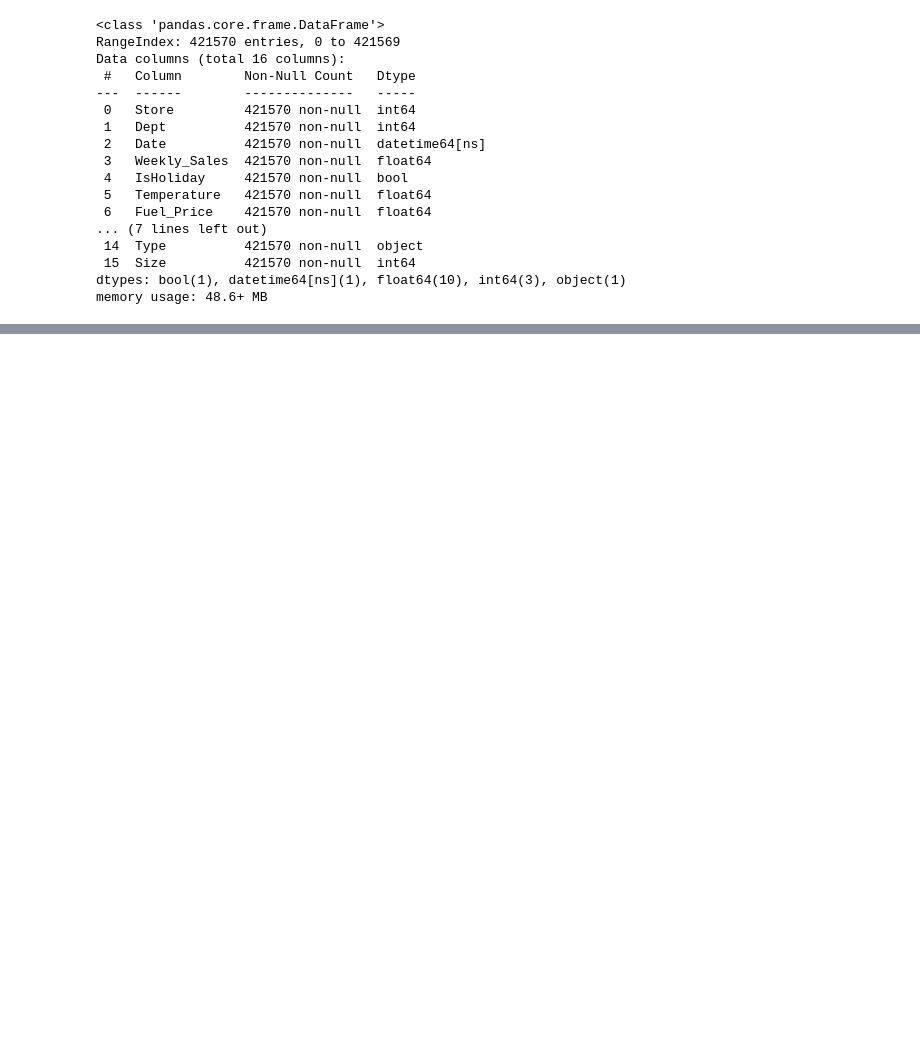
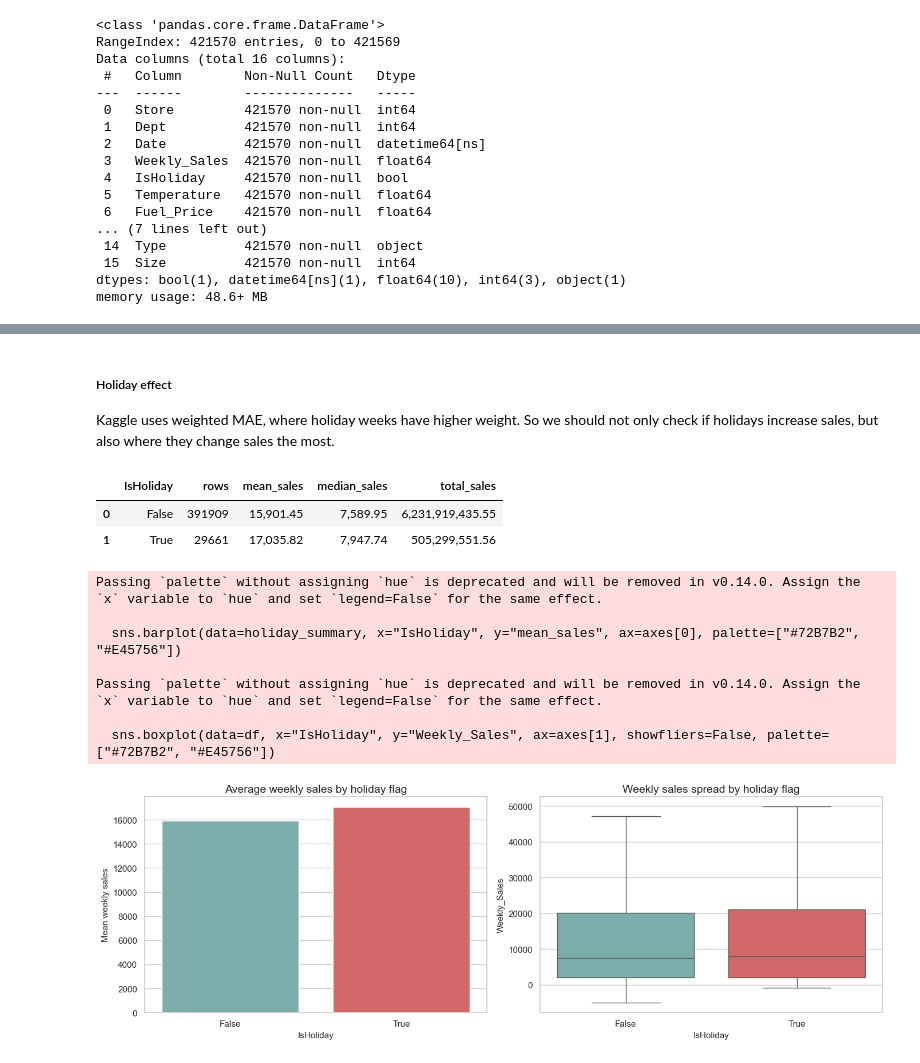
Before and after one commit to ZukaCS/ML_FINAL_PROJECT, a Jupyter notebook: eda.ipynb, the cells around one changed output, grey strips where cells are left out. Drawn from its saved outputs; the diff is of its cells as text; code cells hidden in the pictures; blank space fills up the shorter version.

```diff
--- a/eda.ipynb
+++ b/eda.ipynb
@@ -137,0 +265,48 @@ dtype: float64
+# %% [markdown]
+##### Holiday effect
+Kaggle uses weighted MAE, where holiday weeks have higher weight. So we should not only check if holidays increase sales, but also where they change sales the most.
+# %%
+holiday_summary = (
+    df.groupby("IsHoliday")
+      .agg(
+          rows=("Weekly_Sales", "size"),
+          mean_sales=("Weekly_Sales", "mean"),
+          median_sales=("Weekly_Sales", "median"),
+          total_sales=("Weekly_Sales", "sum")
+      )
+      .reset_index()
+)
+holiday_summary
+# %% [output]
+|  | IsHoliday | rows | mean_sales | median_sales | total_sales |
+| 0 | False | 391909 | 15,901.45 | 7,589.95 | 6,231,919,435.55 |
+| 1 | True | 29661 | 17,035.82 | 7,947.74 | 505,299,551.56 |
+# %%
+fig, axes = plt.subplots(1, 2, figsize=(14, 5))
+
+if sns is not None:
+    sns.barplot(data=holiday_summary, x="IsHoliday", y="mean_sales", ax=axes[0], palette=["#72B7B2", "#E45756"])
+    sns.boxplot(data=df, x="IsHoliday", y="Weekly_Sales", ax=axes[1], showfliers=False, palette=["#72B7B2", "#E45756"])
+else:
+    axes[0].bar(holiday_summary["IsHoliday"].astype(str), holiday_summary["mean_sales"], color=["#72B7B2", "#E45756"])
+    df.boxplot(column="Weekly_Sales", by="IsHoliday", ax=axes[1], showfliers=False)
+
+axes[0].set_title("Average weekly sales by holiday flag")
+axes[0].set_xlabel("IsHoliday")
+axes[0].set_ylabel("Mean weekly sales")
+
+axes[1].set_title("Weekly sales spread by holiday flag")
+axes[1].set_xlabel("IsHoliday")
+axes[1].set_ylabel("Weekly_Sales")
+plt.suptitle("")
+plt.tight_layout()
+plt.show()
+# %% [output]
+Passing `palette` without assigning `hue` is deprecated and will be removed in v0.14.0. Assign the `x` variable to `hue` and set `legend=False` for the same effect.
+
+  sns.barplot(data=holiday_summary, x="IsHoliday", y="mean_sales", ax=axes[0], palette=["#72B7B2", "#E45756"])
+
+Passing `palette` without assigning `hue` is deprecated and will be removed in v0.14.0. Assign the `x` variable to `hue` and set `legend=False` for the same effect.
+
+  sns.boxplot(data=df, x="IsHoliday", y="Weekly_Sales", ax=axes[1], showfliers=False, palette=["#72B7B2", "#E45756"])
+[figure, added]
```
Also changed, not shown: parts of 32 cells of this notebook.
